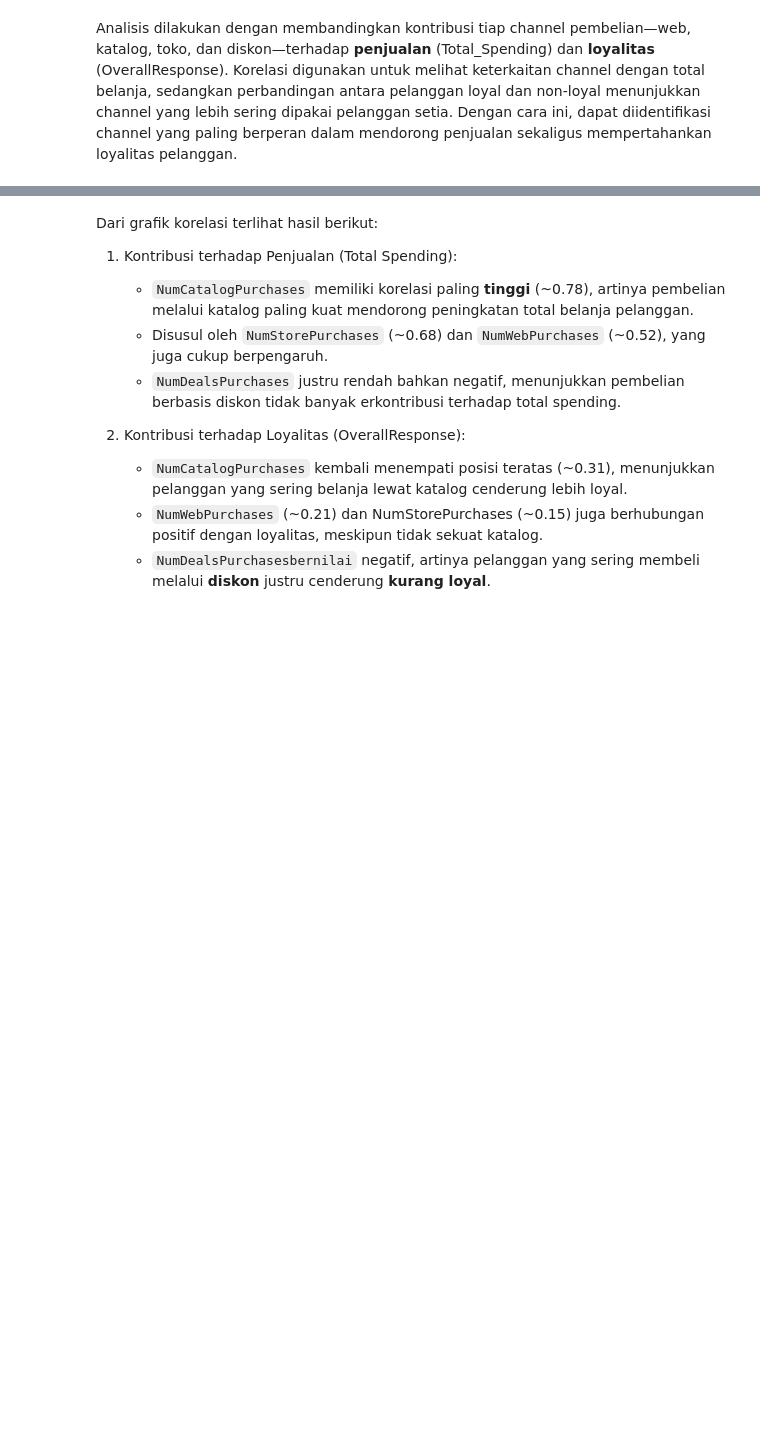
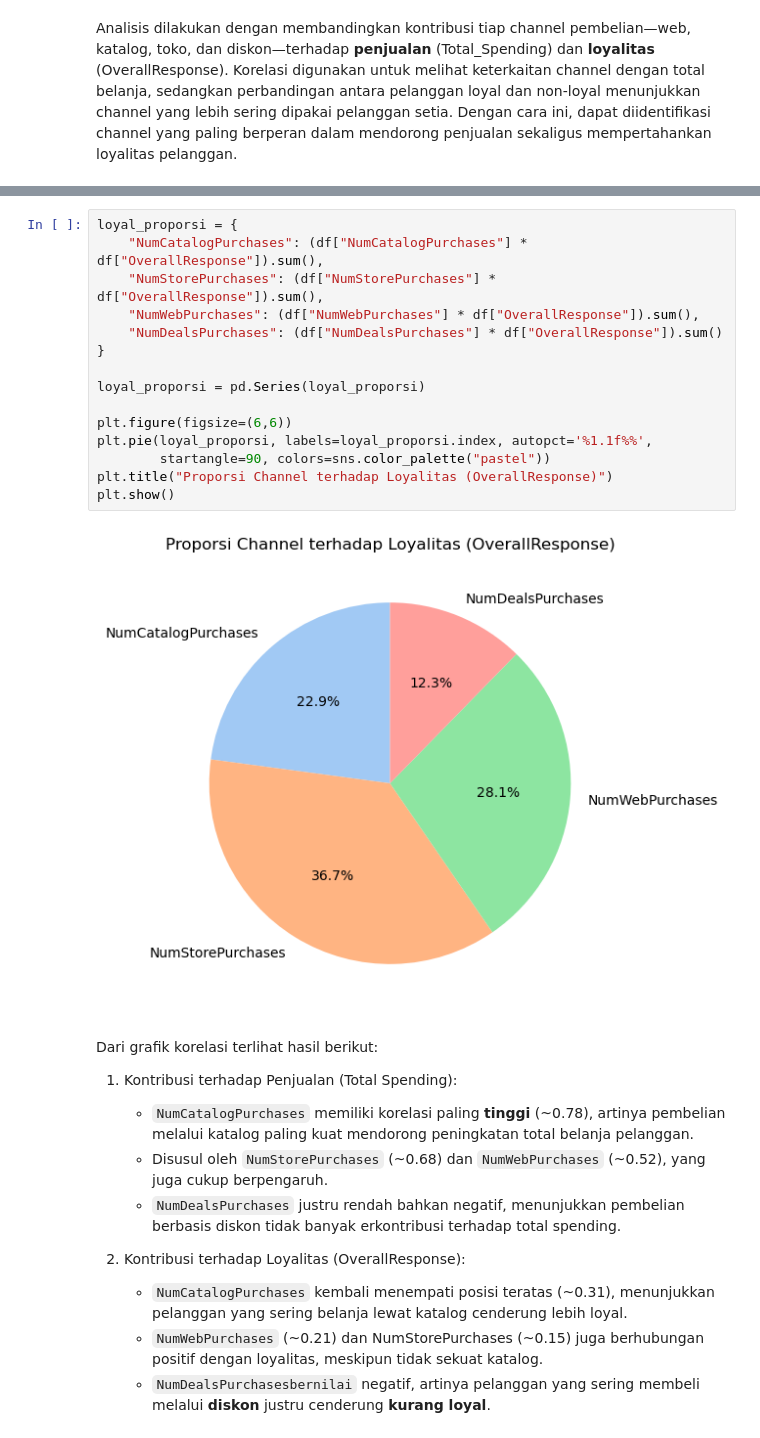
Before and after one commit to DianNainggolan/DianMargarethaNainggolan_Capstone_2, a Jupyter notebook: Dian Margaretha Nainggolan_Capstone Project Module 2_Supermarket Customers.ipynb, the cells around one changed output, grey strips where cells are left out. Drawn from its saved outputs; the diff is of its cells as text; blank space fills up the shorter version.

```diff
--- a/Dian Margaretha Nainggolan_Capstone Project Module 2_Supermarket Customers.ipynb
+++ b/Dian Margaretha Nainggolan_Capstone Project Module 2_Supermarket Customers.ipynb
@@ -1587,3 +1572,20 @@ plt.show()
+# %%
+loyal_proporsi = {
+    "NumCatalogPurchases": (df["NumCatalogPurchases"] * df["OverallResponse"]).sum(),
+    "NumStorePurchases": (df["NumStorePurchases"] * df["OverallResponse"]).sum(),
+    "NumWebPurchases": (df["NumWebPurchases"] * df["OverallResponse"]).sum(),
+    "NumDealsPurchases": (df["NumDealsPurchases"] * df["OverallResponse"]).sum()
+}
+
+loyal_proporsi = pd.Series(loyal_proporsi)
+
+plt.figure(figsize=(6,6))
+plt.pie(loyal_proporsi, labels=loyal_proporsi.index, autopct='%1.1f%%',
+        startangle=90, colors=sns.color_palette("pastel"))
+plt.title("Proporsi Channel terhadap Loyalitas (OverallResponse)")
+plt.show()
+# %% [output]
+[figure, added]
 # %% [markdown]
 Dari grafik korelasi terlihat hasil berikut:
 
```
Also changed, not shown: parts of 11 cells of this notebook.
